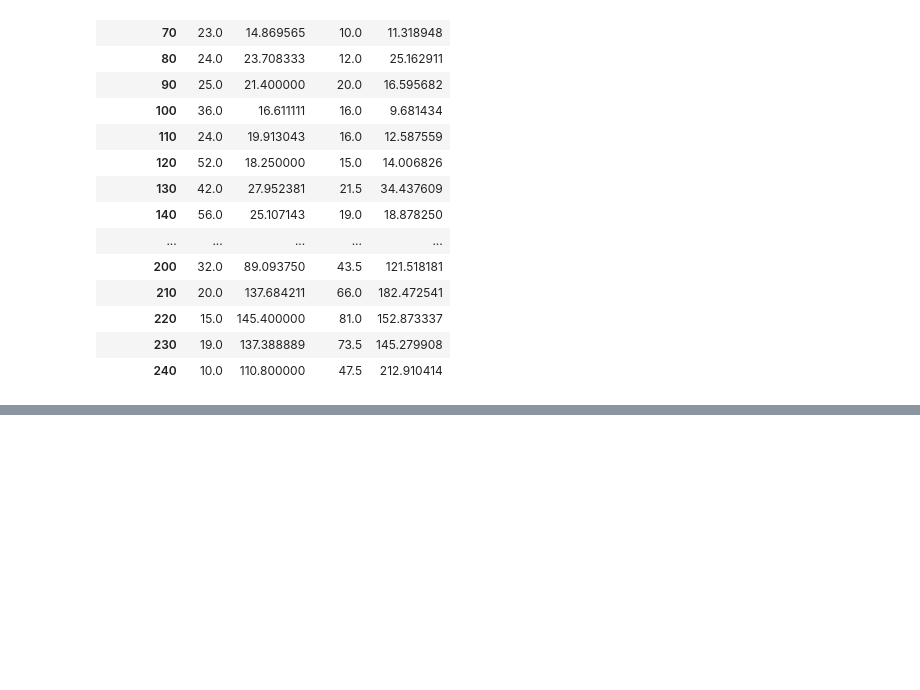
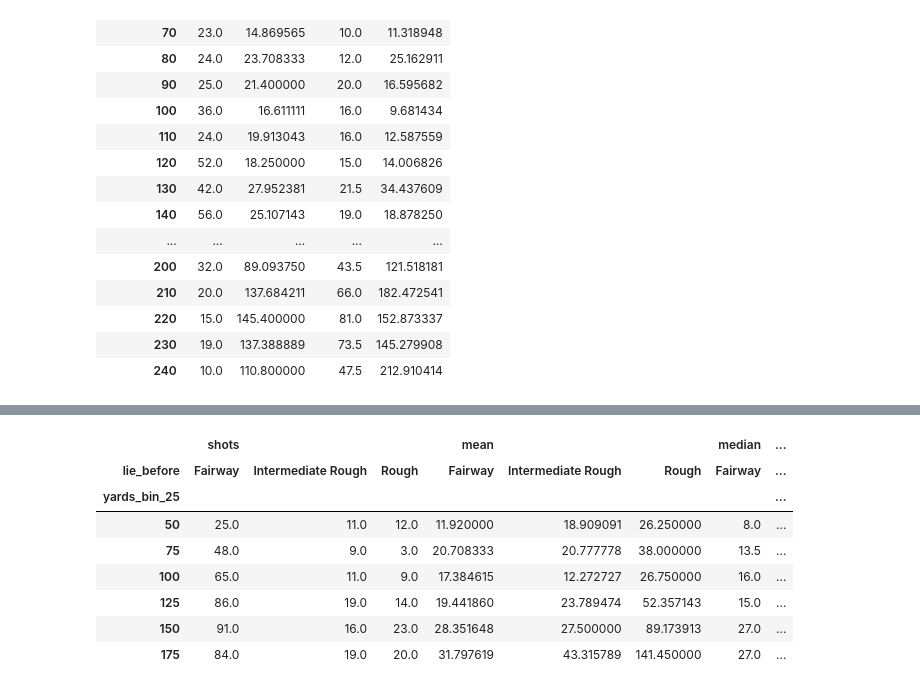
Before and after one commit to brendansudol/golf-moneyball, a Jupyter notebook: notebooks/explore.ipynb, the cells around one changed output, grey strips where cells are left out. Cells and saved outputs as stored; diff of their text form; code cells hidden in the pictures; blank space fills up the shorter version.

```diff
--- a/notebooks/explore.ipynb
+++ b/notebooks/explore.ipynb
@@ -322,0 +311,10 @@ g['feet_after'].agg({
+# %%
+# rough penalty
+
+lies = ['Fairway', 'Intermediate Rough', 'Rough']
+fair_v_rough = approach[
+    (approach.lie_before.isin(lies)) &
+    (approach.yards_before < 200)
+].copy()
+
+fair_v_rough.groupby('yards_bin_25').size()
@@ -322,0 +330,18 @@ g['feet_after'].agg({
+# %%
+g = fair_v_rough.groupby(['yards_bin_25', 'lie_before'])
+
+g['feet_after'].agg({
+    'shots': len,
+    'mean': np.mean,
+    'median': np.median,
+}).unstack()
+# %% [output]
+|  | shots |  |  | mean |  |  | median | ... |
+| lie_before | Fairway | Intermediate Rough | Rough | Fairway | Intermediate Rough | Rough | Fairway | ... |
+| yards_bin_25 |  |  |  |  |  |  |  | ... |
+| 50 | 25.0 | 11.0 | 12.0 | 11.920000 | 18.909091 | 26.250000 | 8.0 | ... |
+| 75 | 48.0 | 9.0 | 3.0 | 20.708333 | 20.777778 | 38.000000 | 13.5 | ... |
+| 100 | 65.0 | 11.0 | 9.0 | 17.384615 | 12.272727 | 26.750000 | 16.0 | ... |
+| 125 | 86.0 | 19.0 | 14.0 | 19.441860 | 23.789474 | 52.357143 | 15.0 | ... |
+| 150 | 91.0 | 16.0 | 23.0 | 28.351648 | 27.500000 | 89.173913 | 27.0 | ... |
+| 175 | 84.0 | 19.0 | 20.0 | 31.797619 | 43.315789 | 141.450000 | 27.0 | ... |
```
Also changed, not shown: parts of 7 cells of this notebook.
